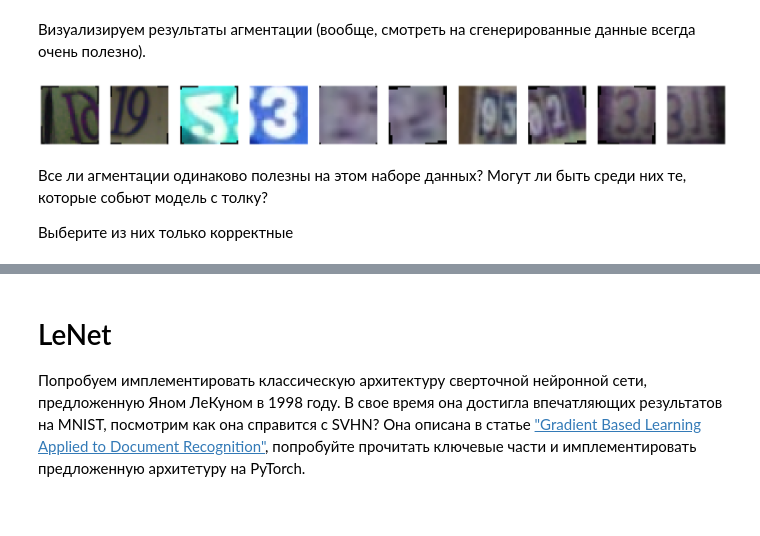
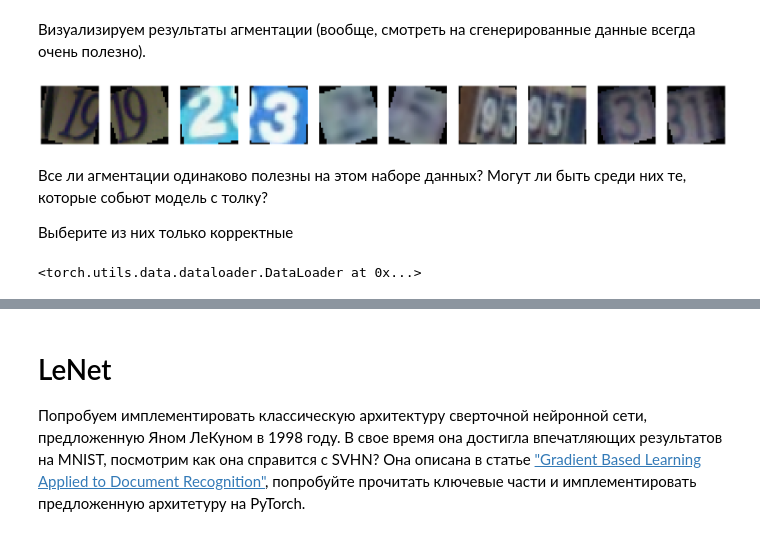
Before and after one commit to iptkachev/dlcourse_ai, a Jupyter notebook: assignments/assignment3/PyTorch_CNN.ipynb, the cells around one changed output, grey strips where cells are left out. Saved outputs shown, nothing was run; the diff lists cells and outputs as text; code cells hidden in the pictures.

```diff
--- a/assignments/assignment3/PyTorch_CNN.ipynb
+++ b/assignments/assignment3/PyTorch_CNN.ipynb
@@ -222,31 +228,28 @@ train_aug_loader = torch.utils.data.DataLoader(data_aug_train, batch_size=batch_
 # %%
 # TODO: Visualize some augmented images!
 # hint: you can create new datasets and loaders to accomplish this
 
 # Based on the visualizations, should we keep all the augmentations?
 
 tfs = transforms.Compose([
-    transforms.ColorJitter(hue=.20, saturation=.20),
-    # transforms.RandomHorizontalFlip(),
-    transforms.RandomVerticalFlip(),
-    transforms.RandomRotation(10, resample=PIL.Image.BILINEAR),
+    transforms.ColorJitter(brightness=0.05, contrast=0.05, hue=0.05, saturation=0.05),
+    transforms.RandomRotation(25, resample=PIL.Image.BILINEAR),
 ])
 
 data_aug_vis = dset.SVHN('./',
                        transform=tfs
                       )
 
 plt.figure(figsize=(30, 3))
-
 for i, (x, y) in enumerate(data_aug_vis):
     if i == 10:
         break
     plt.subplot(1, 10, i+1)
     plt.grid(False)
     plt.imshow(x)
     plt.axis('off')
 # %% [output]
-[figure, old version]
+[figure, new version]
 # %% [markdown]
 Все ли агментации одинаково полезны на этом наборе данных? Могут ли быть среди них те, которые собьют модель с толку?
 
@@ -258,6 +261,8 @@ data_aug_train = dset.SVHN('./',
 
 torch.utils.data.DataLoader(data_aug_train, batch_size=batch_size,
                                            sampler=train_sampler)
+# %% [output]
+<torch.utils.data.dataloader.DataLoader at 0x...>
 # %%
 # TODO:
 tfs = transforms.Compose([
```
Also changed, not shown: parts of 10 cells of this notebook.
